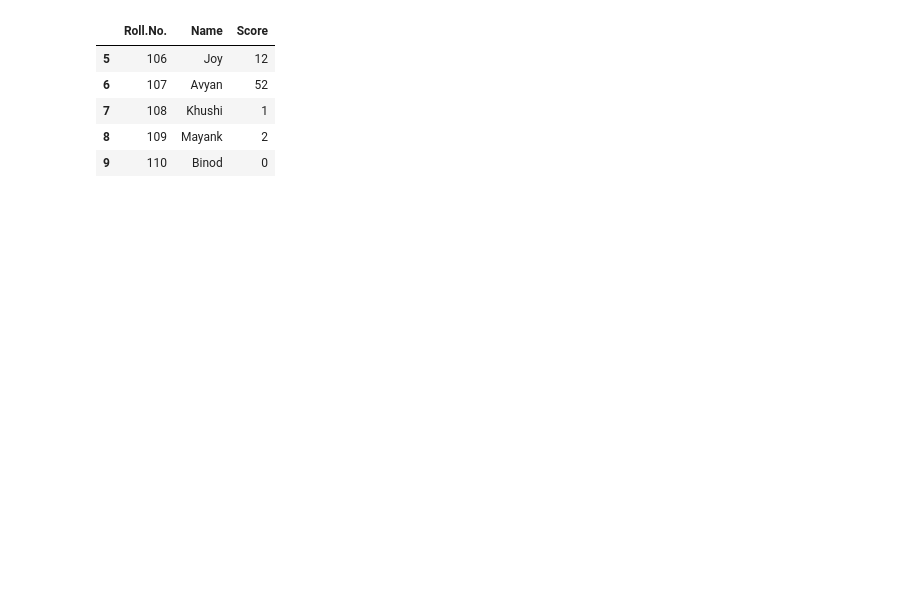
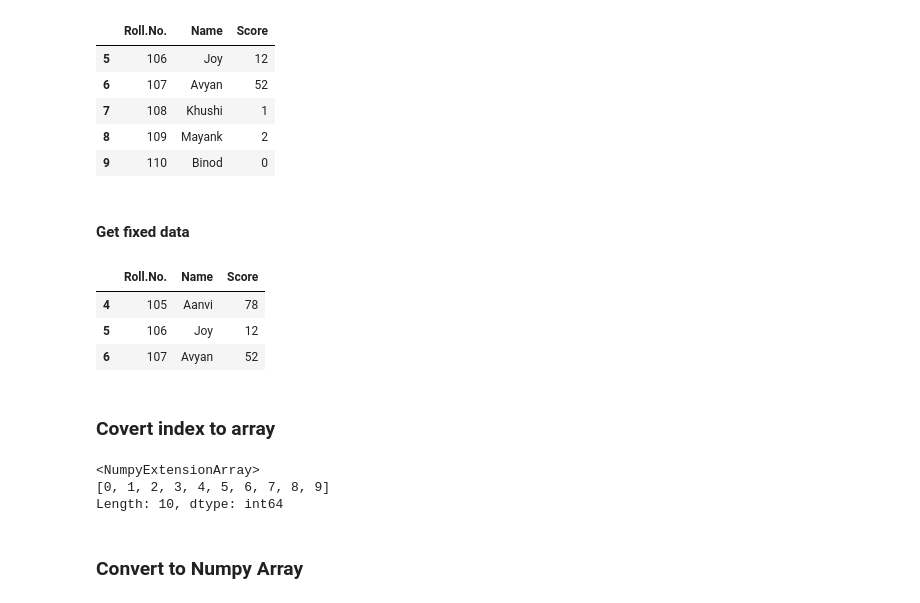
Before and after one commit to mardavsj/Pandas-in-Python, a Jupyter notebook: pandas_basics.ipynb, the cells around one changed output. Saved outputs shown, nothing was run; the diff lists cells and outputs as text; code cells hidden in the pictures; blank space fills up the shorter version.

Commit message:
📜 Array Conversion

```diff
--- a/pandas_basics.ipynb
+++ b/pandas_basics.ipynb
@@ -402,3 +404,22 @@ data.tail()
 | 7 | 108 | Khushi | 1 |
 | 8 | 109 | Mayank | 2 |
 | 9 | 110 | Binod | 0 |
+# %% [markdown]
+#### Get fixed data
+# %%
+data[4:7]
+# %% [output]
+|  | Roll.No. | Name | Score |
+| 4 | 105 | Aanvi | 78 |
+| 5 | 106 | Joy | 12 |
+| 6 | 107 | Avyan | 52 |
+# %% [markdown]
+### Covert index to array
+# %%
+data.index.array
+# %% [output]
+<NumpyExtensionArray>
+[0, 1, 2, 3, 4, 5, 6, 7, 8, 9]
+Length: 10, dtype: int64
+# %% [markdown]
+### Convert to Numpy Array
```
Also changed, not shown: parts of 2 cells of this notebook.
